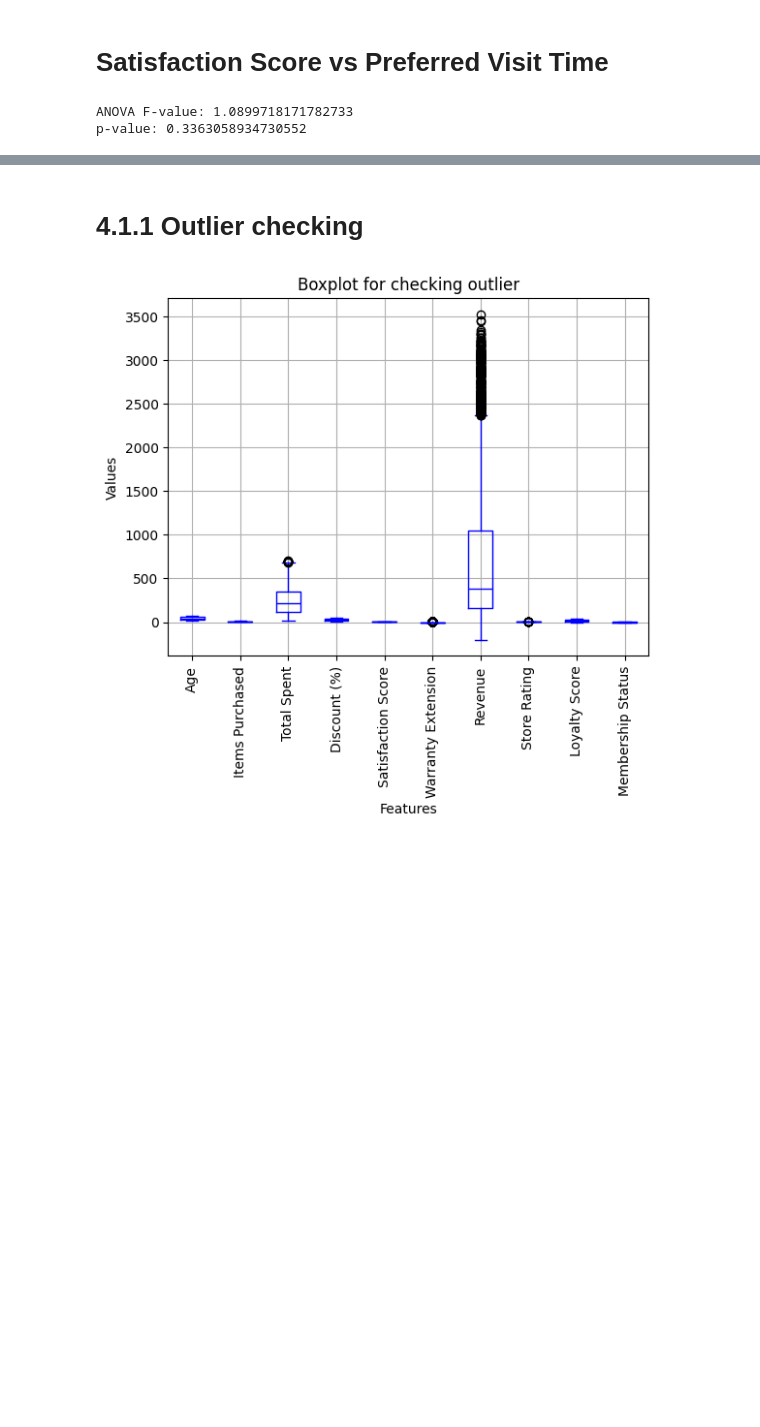
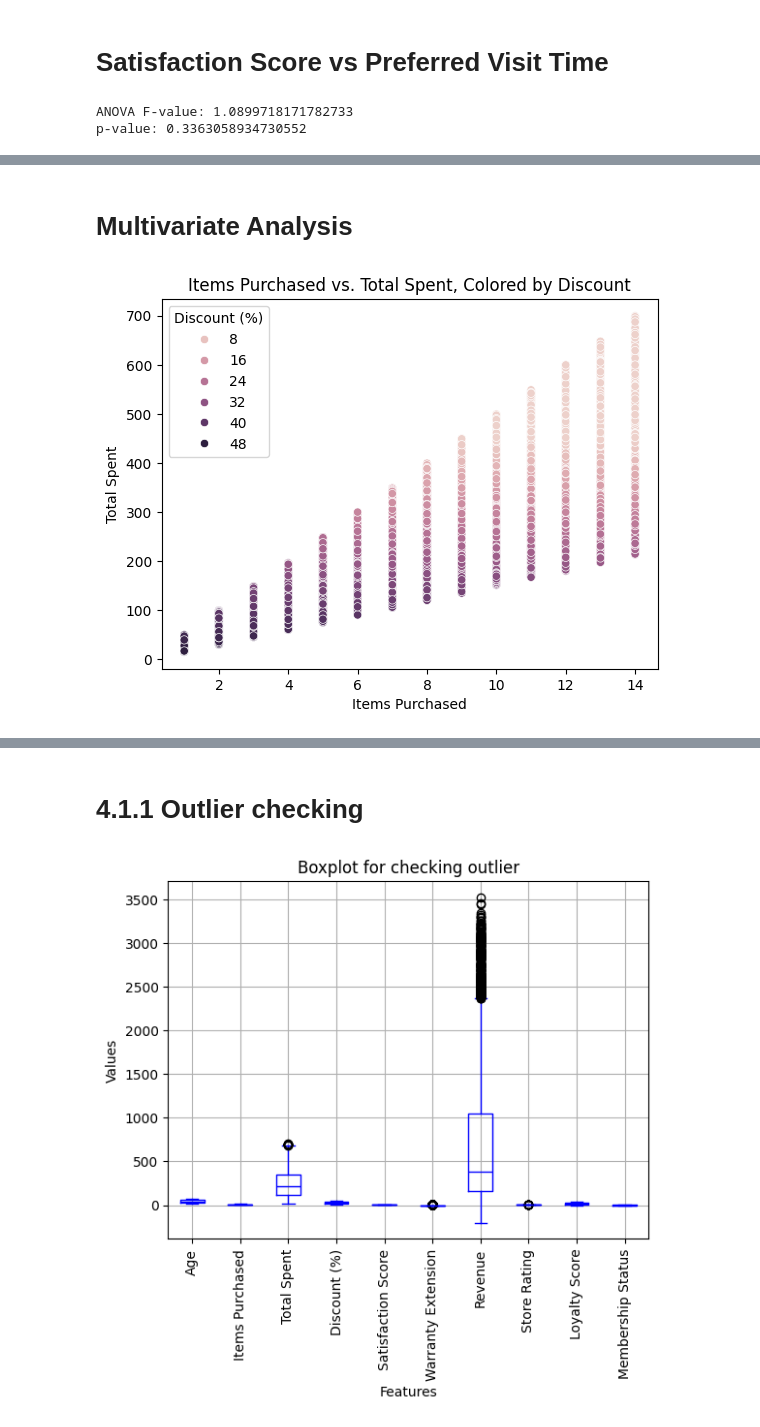
Before and after one commit to ra-vb/python_code, a Jupyter notebook: Internship_official.ipynb, the cells around one changed output, grey strips where cells are left out. Drawn from its saved outputs; the diff is of its cells as text; code cells hidden in the pictures; blank space fills up the shorter version.

```diff
--- a/Internship_official.ipynb
+++ b/Internship_official.ipynb
@@ -480,3 +470,12 @@ df.head()
 | 2 | 46 | 4 | 127.742817 | 37.225718 | 1.771240 | 1 | Male | ... |
 | 3 | 32 | 9 | 417.722683 | 8.227732 | 1.926831 | 0 | Female | ... |
 | 4 | 60 | 13 | 608.031366 | 5.000000 | 3.902927 | 0 | Female | ... |
+# %% [markdown]
+# **Multivariate Analysis**
+# %%
+# Color-coded scatter plot
+sns.scatterplot(x='Items Purchased', y='Total Spent', hue='Discount (%)', data=df)
+plt.title('Items Purchased vs. Total Spent, Colored by Discount')
+plt.show()
+# %% [output]
+[figure, added]
```
Also changed, not shown: parts of 40 cells of this notebook.
